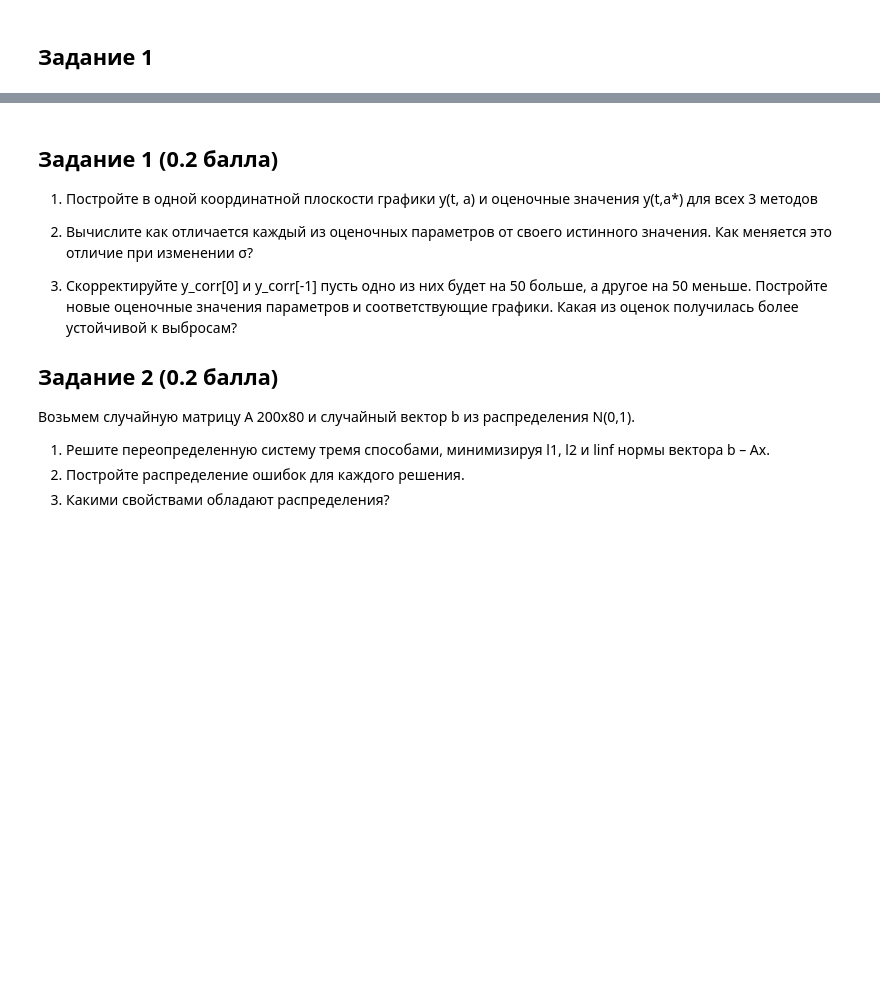
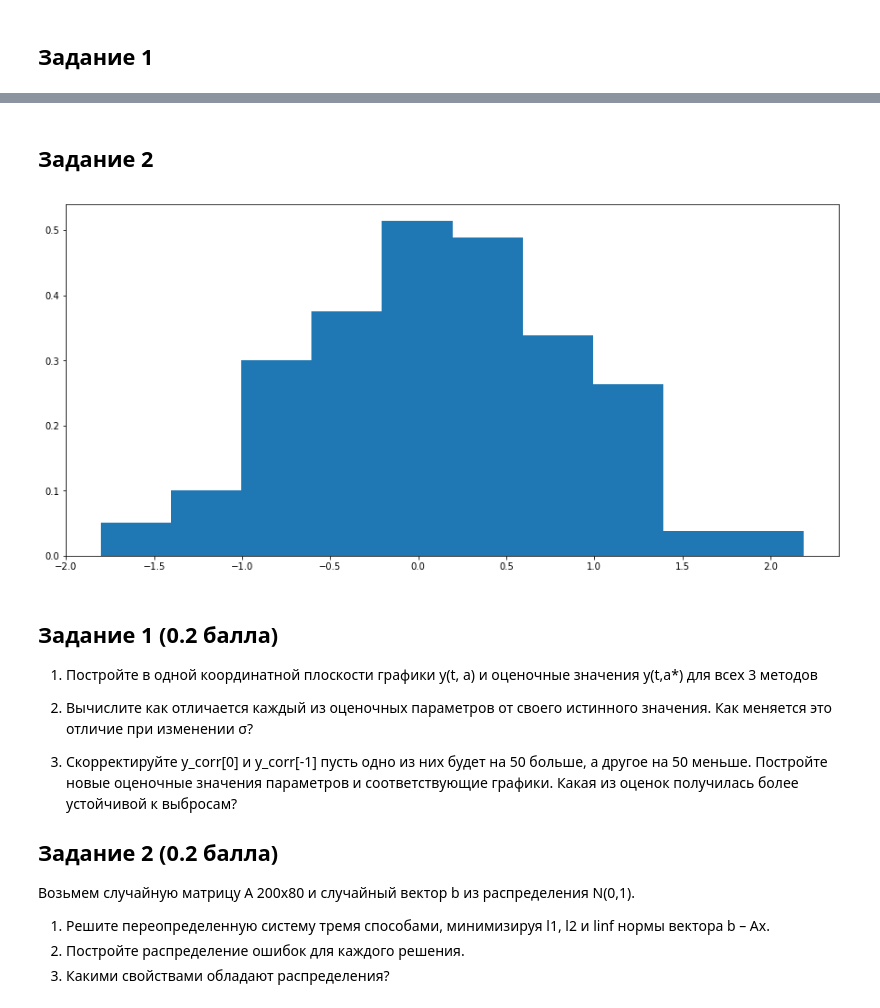
Before and after one commit to svinkapeppa/5-term, a Jupyter notebook: optimization/1.ipynb, the cells around one changed output, grey strips where cells are left out. Saved outputs shown, nothing was run; the diff lists cells and outputs as text; code cells hidden in the pictures; blank space fills up the shorter version.

```diff
--- a/optimization/1.ipynb
+++ b/optimization/1.ipynb
@@ -801,3 +614,15 @@ print('\tИз МНК:', np.round(astar, 2))
+# %% [markdown]
+## Задание 2
+# %%
+A = np.array(np.random.normal(size=(200, 80)))
+b = np.array(np.random.normal(size=200))
+# %%
+plt.figure(figsize=(15, 7))
+x = np.linalg.inv(A.T @ A) @ A.T @ b.T
+plt.hist(A @ x - b, bins=10, normed=True)
+plt.show()
+# %% [output]
+[figure, added]
 # %% [markdown]
 ## Задание 1 (0.2 балла)
 1.	Постройте в одной координатной плоскости графики у(t, a) и  оценочные значения y(t,a*) для всех 3 методов
```
Also changed, not shown: parts of 21 cells of this notebook.
